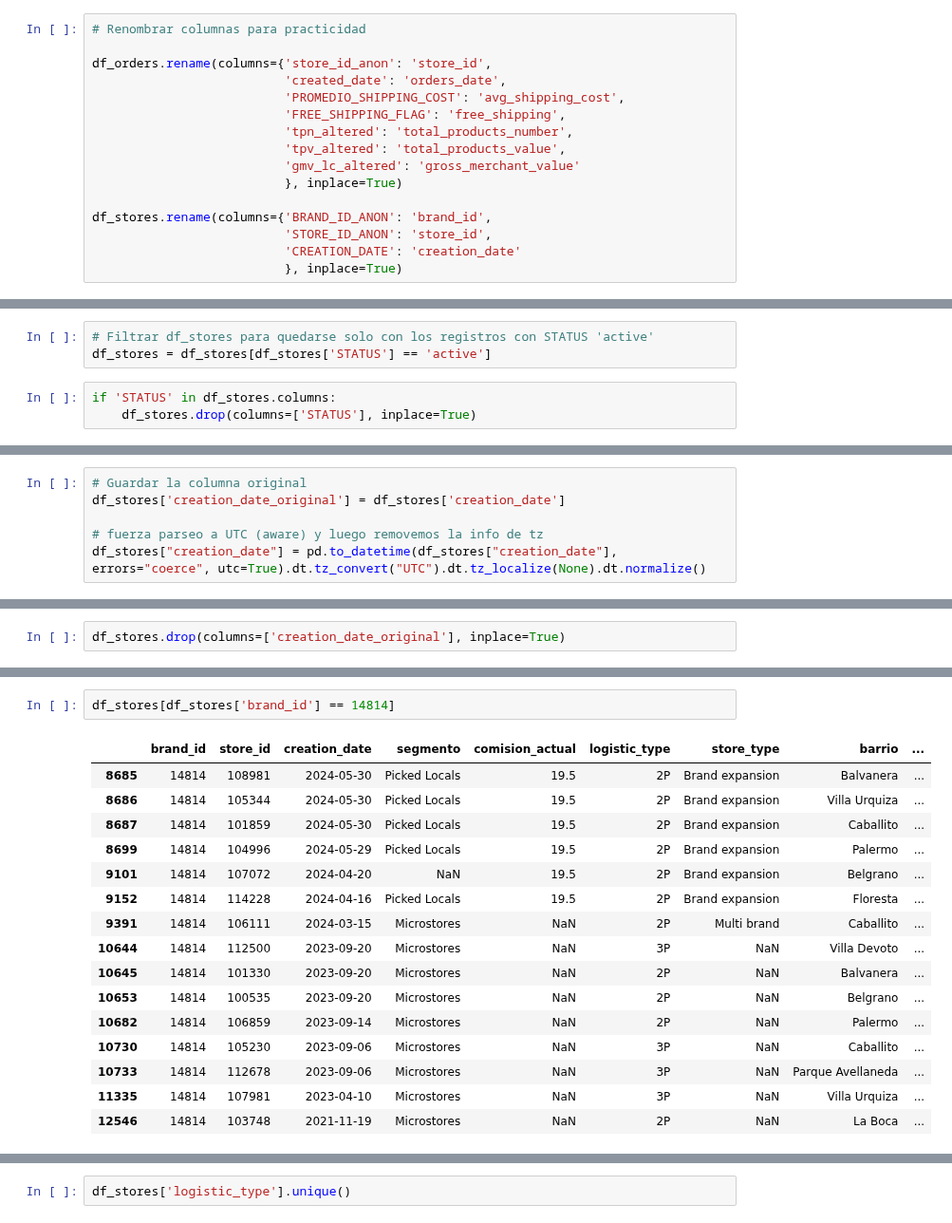
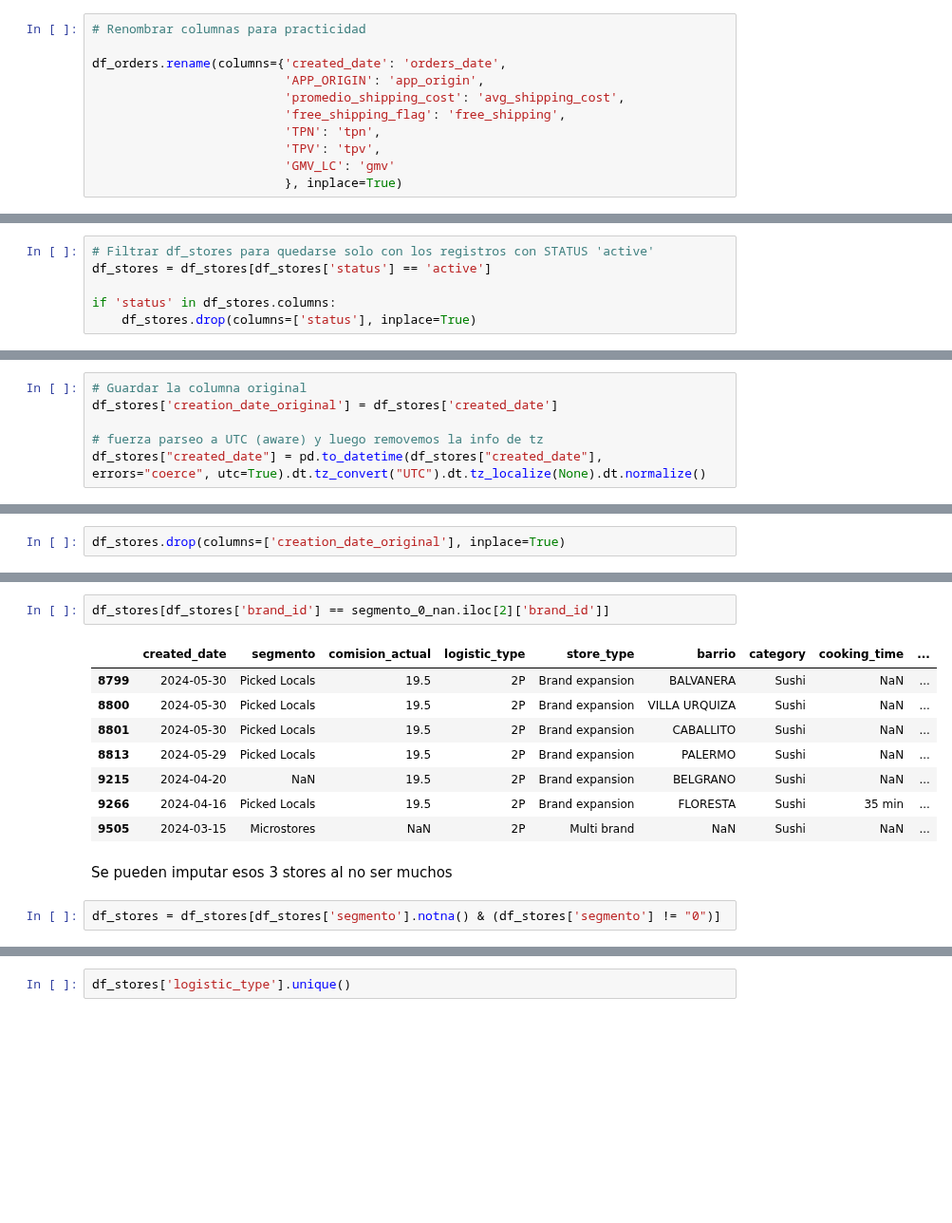
Before and after one commit to Dannamk17/churn-bite, a Jupyter notebook: EDA.ipynb, the cells around one changed output, grey strips where cells are left out. Shown at 95% size. Saved outputs shown, nothing was run; the diff lists cells and outputs as text; blank space fills up the shorter version.

```diff
--- a/EDA.ipynb
+++ b/EDA.ipynb
@@ -51,16 +49,11 @@ Index(['BRAND_ID_ANON', 'STORE_ID_ANON', 'CREATION_DATE', 'STATUS', 'segmento',
 # %%
 # Renombrar columnas para practicidad
 
-df_orders.rename(columns={'store_id_anon': 'store_id',
-                          'created_date': 'orders_date',
-                          'PROMEDIO_SHIPPING_COST': 'avg_shipping_cost',
-                          'FREE_SHIPPING_FLAG': 'free_shipping',
-                          'tpn_altered': 'total_products_number',
-                          'tpv_altered': 'total_products_value',
-                          'gmv_lc_altered': 'gross_merchant_value'
+df_orders.rename(columns={'created_date': 'orders_date',
+                          'APP_ORIGIN': 'app_origin',
+                          'promedio_shipping_cost': 'avg_shipping_cost',
+                          'free_shipping_flag': 'free_shipping',
+                          'TPN': 'tpn',
+                          'TPV': 'tpv',
+                          'GMV_LC': 'gmv'
                           }, inplace=True)
-
-df_stores.rename(columns={'BRAND_ID_ANON': 'brand_id',
-                          'STORE_ID_ANON': 'store_id',
-                          'CREATION_DATE': 'creation_date'
-                          }, inplace=True)
@@ -88,7 +85,7 @@ pd.DataFrame({'count': df_stores['STATUS'].value_counts(dropna=False), 'percenta
 # %%
 # Filtrar df_stores para quedarse solo con los registros con STATUS 'active'
-df_stores = df_stores[df_stores['STATUS'] == 'active']
+df_stores = df_stores[df_stores['status'] == 'active']
+
+if 'status' in df_stores.columns:
+    df_stores.drop(columns=['status'], inplace=True)
-# %%
-if 'STATUS' in df_stores.columns:
-    df_stores.drop(columns=['STATUS'], inplace=True)
 # %% [markdown]
@@ -164,8 +134,8 @@ df_stores.head()
 # %%
 # Guardar la columna original
-df_stores['creation_date_original'] = df_stores['creation_date']
+df_stores['creation_date_original'] = df_stores['created_date']
 
 # fuerza parseo a UTC (aware) y luego removemos la info de tz
-df_stores["creation_date"] = pd.to_datetime(df_stores["creation_date"], errors="coerce", utc=True).dt.tz_convert("UTC").dt.tz_localize(None).dt.normalize()
+df_stores["created_date"] = pd.to_datetime(df_stores["created_date"], errors="coerce", utc=True).dt.tz_convert("UTC").dt.tz_localize(None).dt.normalize()
 # %%
 # Ver años, meses y días únicos
@@ -255,20 +220,16 @@ print(segmentos_unicos)
 # %%
-df_stores[df_stores['brand_id'] == 14814]
+df_stores[df_stores['brand_id'] == segmento_0_nan.iloc[2]['brand_id']]
 # %% [output]
-|  | brand_id | store_id | creation_date | segmento | comision_actual | logistic_type | store_type | barrio | ... |
-| 8685 | 14814 | 108981 | 2024-05-30 | Picked Locals | 19.5 | 2P | Brand expansion | Balvanera | ... |
-| 8686 | 14814 | 105344 | 2024-05-30 | Picked Locals | 19.5 | 2P | Brand expansion | Villa Urquiza | ... |
-| 8687 | 14814 | 101859 | 2024-05-30 | Picked Locals | 19.5 | 2P | Brand expansion | Caballito | ... |
-| 8699 | 14814 | 104996 | 2024-05-29 | Picked Locals | 19.5 | 2P | Brand expansion | Palermo | ... |
-| 9101 | 14814 | 107072 | 2024-04-20 | NaN | 19.5 | 2P | Brand expansion | Belgrano | ... |
-| 9152 | 14814 | 114228 | 2024-04-16 | Picked Locals | 19.5 | 2P | Brand expansion | Floresta | ... |
-| 9391 | 14814 | 106111 | 2024-03-15 | Microstores | NaN | 2P | Multi brand | Caballito | ... |
-| 10644 | 14814 | 112500 | 2023-09-20 | Microstores | NaN | 3P | NaN | Villa Devoto | ... |
-| 10645 | 14814 | 101330 | 2023-09-20 | Microstores | NaN | 2P | NaN | Balvanera | ... |
-| 10653 | 14814 | 100535 | 2023-09-20 | Microstores | NaN | 2P | NaN | Belgrano | ... |
-| 10682 | 14814 | 106859 | 2023-09-14 | Microstores | NaN | 2P | NaN | Palermo | ... |
-| 10730 | 14814 | 105230 | 2023-09-06 | Microstores | NaN | 3P | NaN | Caballito | ... |
-| 10733 | 14814 | 112678 | 2023-09-06 | Microstores | NaN | 3P | NaN | Parque Avellaneda | ... |
-| 11335 | 14814 | 107981 | 2023-04-10 | Microstores | NaN | 3P | NaN | Villa Urquiza | ... |
-| 12546 | 14814 | 103748 | 2021-11-19 | Microstores | NaN | 2P | NaN | La Boca | ... |
+|  | created_date | segmento | comision_actual | logistic_type | store_type | barrio | category | cooking_time | ... |
+| 8799 | 2024-05-30 | Picked Locals | 19.5 | 2P | Brand expansion | BALVANERA | Sushi | NaN | ... |
+| 8800 | 2024-05-30 | Picked Locals | 19.5 | 2P | Brand expansion | VILLA URQUIZA | Sushi | NaN | ... |
+| 8801 | 2024-05-30 | Picked Locals | 19.5 | 2P | Brand expansion | CABALLITO | Sushi | NaN | ... |
+| 8813 | 2024-05-29 | Picked Locals | 19.5 | 2P | Brand expansion | PALERMO | Sushi | NaN | ... |
+| 9215 | 2024-04-20 | NaN | 19.5 | 2P | Brand expansion | BELGRANO | Sushi | NaN | ... |
+| 9266 | 2024-04-16 | Picked Locals | 19.5 | 2P | Brand expansion | FLORESTA | Sushi | 35 min | ... |
+| 9505 | 2024-03-15 | Microstores | NaN | 2P | Multi brand | NaN | Sushi | NaN | ... |
+# %% [markdown]
+Se pueden imputar esos 3 stores al no ser muchos
+# %%
+df_stores = df_stores[df_stores['segmento'].notna() & (df_stores['segmento'] != "0")]
 # %% [markdown]
```
Also changed, not shown: parts of 179 cells of this notebook, 1 other file.
